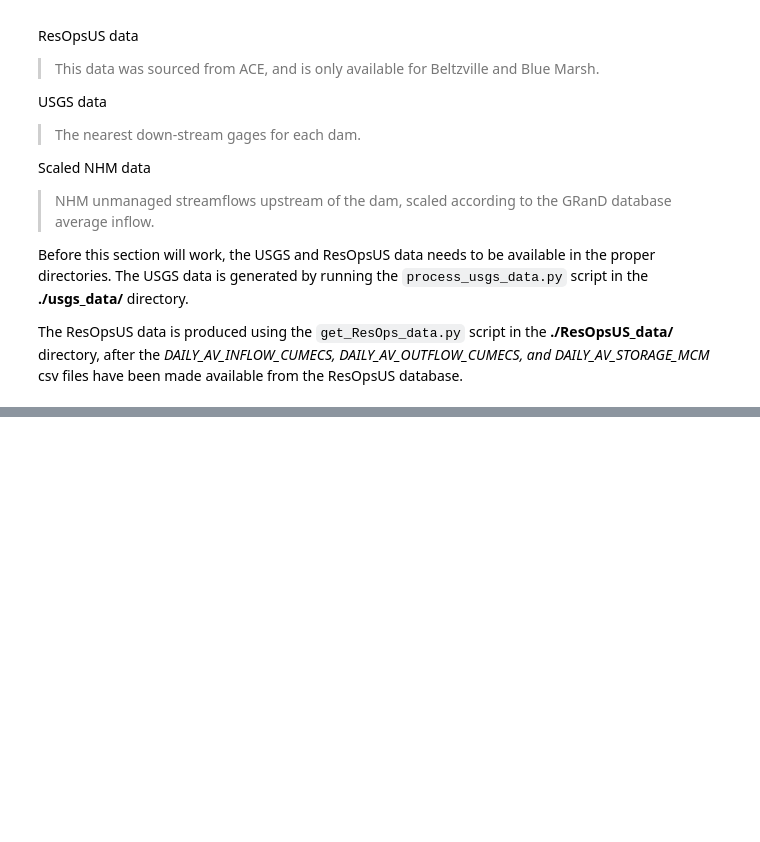
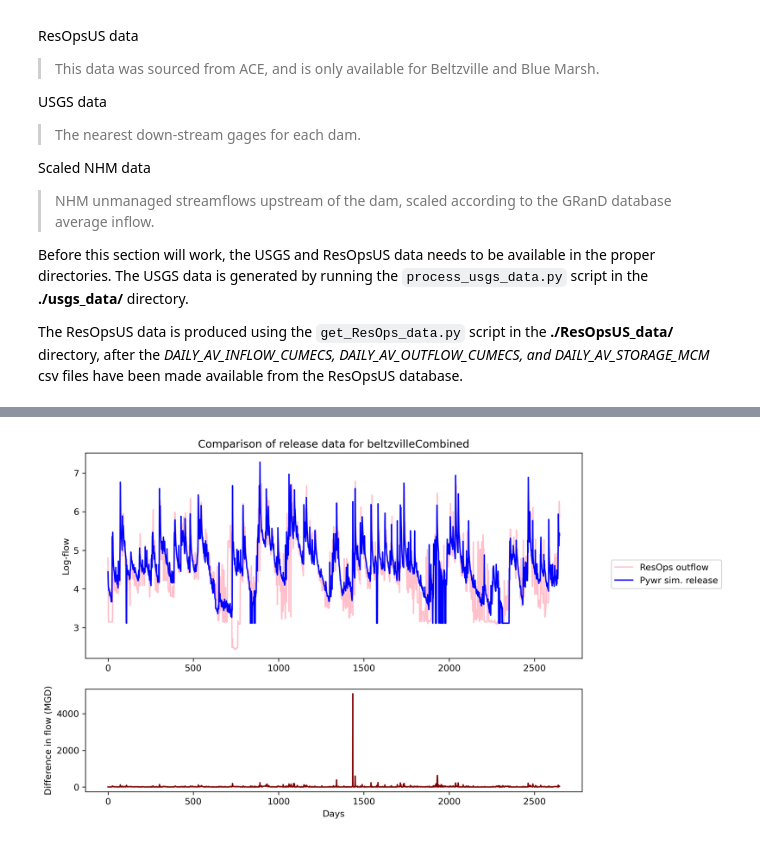
Before and after one commit to Pywr-DRB/Pywr-DRB, a Jupyter notebook: starfit_experiments/validate_pywr_starfit.ipynb, the cells around one changed output, grey strips where cells are left out. Drawn from its saved outputs; the diff is of its cells as text; code cells hidden in the pictures; blank space fills up the shorter version.

```diff
--- a/starfit_experiments/validate_pywr_starfit.ipynb
+++ b/starfit_experiments/validate_pywr_starfit.ipynb
@@ -137,6 +156,8 @@ usgs_data = pd.read_csv(f'./usgs_data/clean_usgs_{gage}.csv')
 resops_data = pd.read_csv(f'./ResOpsUS_data/resops_{reservoir}.csv', sep = ',')
 # %%
 # Find index corresponding to pywr range
+start_date = pywr_inflow.index[0].strftime('%Y-%m-%d')
+end_data = pywr_inflow.index[-1].strftime('%Y-%m-%d')
 start_index = [i for i,x in enumerate(resops_data['date'] == start_date) if x][0]
 end_index = [i for i,x in enumerate(resops_data['date'] == end_date) if x][0]
 # %%
@@ -178,19 +184,0 @@ plt.show()
-# %%
-# Plot comparison of inflow timeseries
-t = range(len(pywr_inflow))
-
-fig,axs = plt.subplots(2, 1, figsize = (10,7), gridspec_kw={'height_ratios': [2, 1]}, dpi = 300)
-ax = axs[0]
-#ax.plot(t, np.log(pywr_outflow), color = 'blue', label = 'Scaled NHM')
-ax.plot(range(len(usgs_data['flow'])), np.log(usgs_data['flow']), label = 'USGS', color = 'lime')
-ax.plot(t, np.log(resops_outflow), color = 'pink', label = 'ResOps Outflow')
-ax.set_title(f'Comparison of downstream/outflow data for {reservoir}')
-ax.set_ylabel('Log-flow')
-ax.legend(bbox_to_anchor = (1.05, 0.5))
-
-ax = axs[1]
-t = len(usgs_data['flow'])
-ax.plot(range(t), abs(resops_outflow[0:t] - usgs_data['flow']), color = 'maroon')
-ax.set_ylabel('Difference in flow \n(ResOpsUS - USGS) (MGD)')
-ax.set_xlabel('Days')
-plt.show()
@@ -206,0 +185,16 @@ array([0.94973356, 0.83377078, 0.78827647, 0.94862006, 0.91052255,
+# %%
+# Plot comparison of RELEASE timeseries
+fig,axs = plt.subplots(2, 1, figsize = (10,7), gridspec_kw={'height_ratios': [2, 1]}, dpi = 300)
+ax = axs[0]
+ax.plot(t, np.log(resops_outflow), color = 'pink', label = 'ResOps outflow')
+ax.plot(t, np.log(pywr_outflow), color = 'blue', label = 'Pywr sim. release')
+ax.set_title(f'Comparison of release data for {reservoir}')
+ax.set_ylabel('Log-flow')
+ax.legend(bbox_to_anchor = (1.05, 0.5))
+ax = axs[1]
+ax.plot(t, abs(resops_inflow - pywr_inflow), color = 'maroon')
+ax.set_ylabel('Difference in flow (MGD)')
+ax.set_xlabel('Days')
+plt.show()
+# %% [output]
+[figure, added]
```
Also changed, not shown: parts of 16 cells of this notebook, 2 other files.
